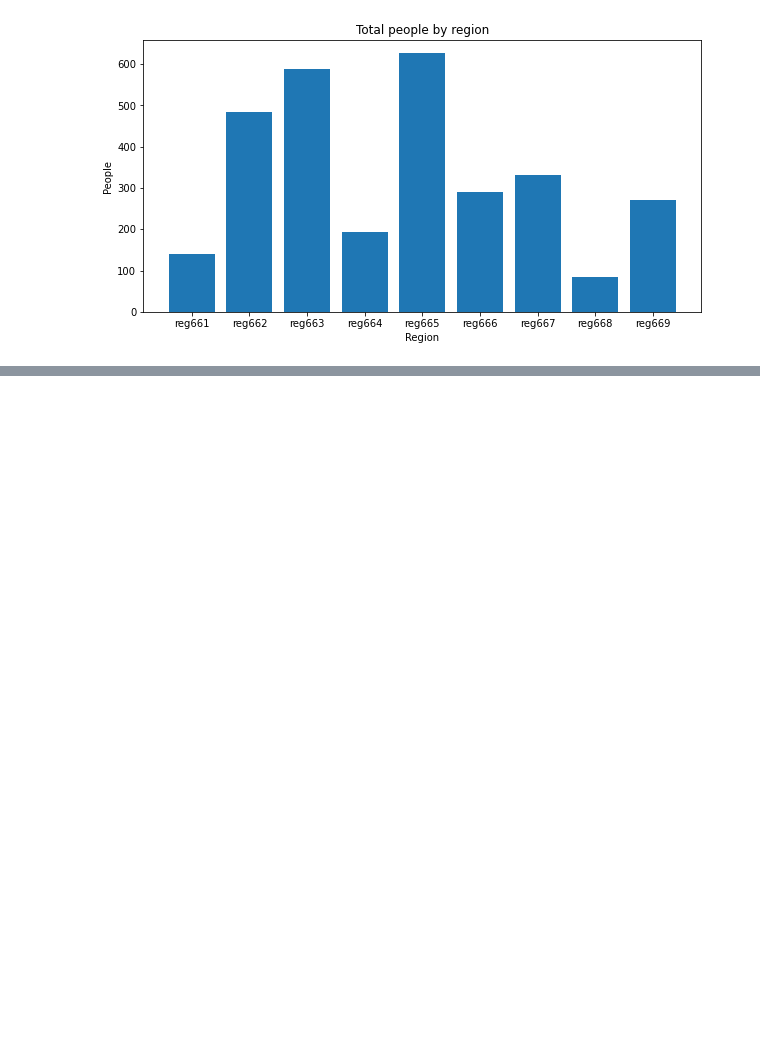
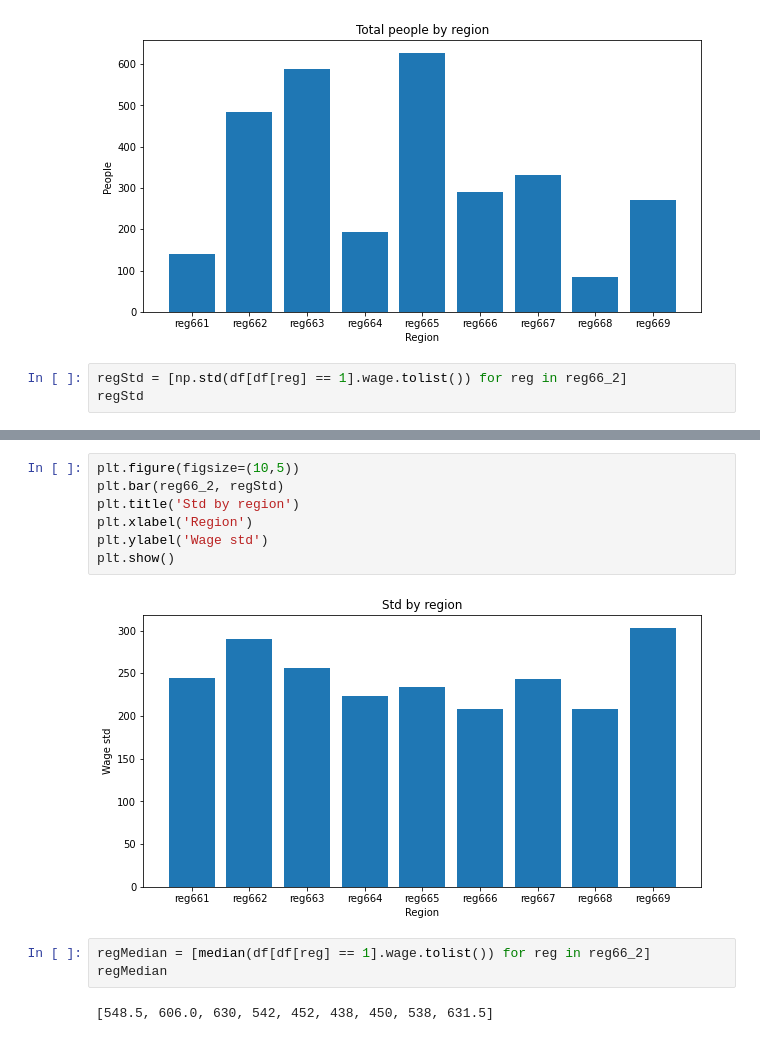
Before and after one commit to AIGangz/MAI391_Project, a Jupyter notebook: dataAn.ipynb, the cells around one changed output, grey strips where cells are left out. Drawn from its saved outputs; the diff is of its cells as text; blank space fills up the shorter version.

Commit message:
add plot

```diff
--- a/dataAn.ipynb
+++ b/dataAn.ipynb
@@ -157,3 +157,6 @@ plt.ylabel('People')
 plt.show()
 # %% [output]
 [figure]
+# %%
+regStd = [np.std(df[df[reg] == 1].wage.tolist()) for reg in reg66_2]
+regStd
@@ -159,0 +173,14 @@ plt.show()
+# %%
+plt.figure(figsize=(10,5))
+plt.bar(reg66_2, regStd)
+plt.title('Std by region')
+plt.xlabel('Region')
+plt.ylabel('Wage std')
+plt.show()
+# %% [output]
+[figure, added]
+# %%
+regMedian = [median(df[df[reg] == 1].wage.tolist()) for reg in reg66_2]
+regMedian
+# %% [output]
+[548.5, 606.0, 630, 542, 452, 438, 450, 538, 631.5]
```
Also changed, not shown: parts of 6 cells of this notebook, 8 other files.
